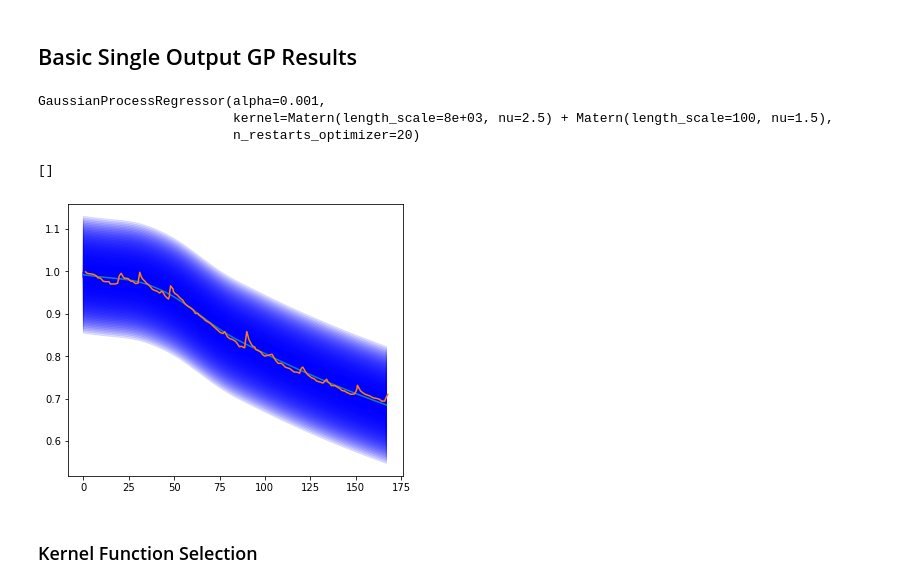
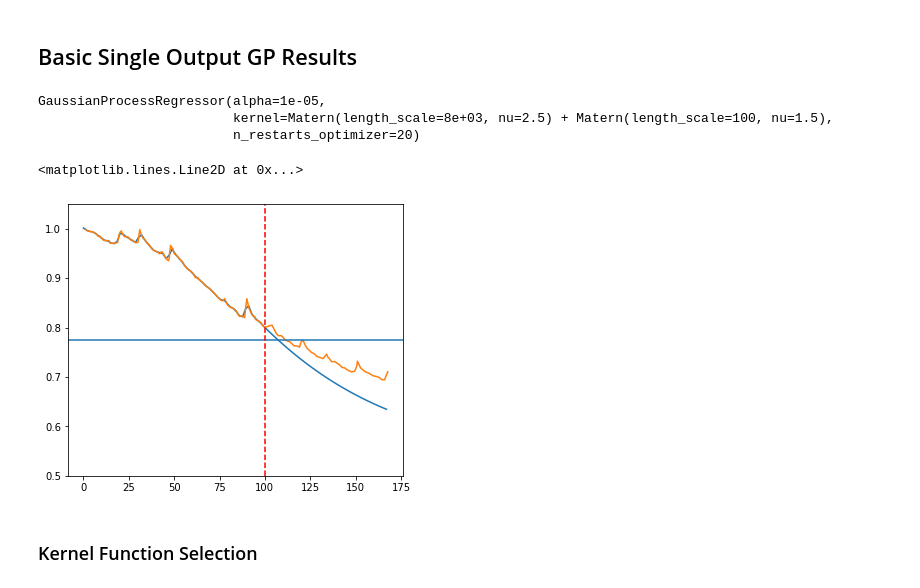
Before and after one commit to aniket-ak/Battery-SOH-Forecasting, a Jupyter notebook: Notebooks/Battery.ipynb, the cells around one changed output. Cells and saved outputs as stored; diff of their text form; code cells hidden in the pictures.

```diff
--- a/Notebooks/Battery.ipynb
+++ b/Notebooks/Battery.ipynb
@@ -87,11 +87,11 @@ ma3 = Matern(length_scale=1e2,nu=3/2, length_scale_bounds=(1e-1, 5e2))
 pe = ExpSineSquared(length_scale=1.0, periodicity=1.0, length_scale_bounds=(1e-05, 1e6), periodicity_bounds=(1e-05, 1e6))
 
 kernel = ma5+ma3
-gp = GaussianProcessRegressor(kernel=kernel,normalize_y=False, alpha=0.001, n_restarts_optimizer=20)
+gp = GaussianProcessRegressor(kernel=kernel,normalize_y=False, alpha=1e-5, n_restarts_optimizer=20)
 
 gp.fit(X, y)
 # %% [output]
-GaussianProcessRegressor(alpha=0.001,
+GaussianProcessRegressor(alpha=1e-05,
                          kernel=Matern(length_scale=8e+03, nu=2.5) + Matern(length_scale=100, nu=1.5),
                          n_restarts_optimizer=20)
 # %%
@@ -100,15 +100,15 @@ y_pred, sigma = gp.predict(x, return_std=True)
 # %%
 plt.figure(figsize=(6,5))
 plt.plot(x, y_pred)
-plt.fill(np.concatenate([x, x[::-1]]),np.concatenate([y_pred -  sigma,(y_pred + sigma)[::-1]]), alpha=0.1, c='b')
+# plt.fill(np.concatenate([x, x[::-1]]),np.concatenate([y_pred -  sigma,(y_pred + sigma)[::-1]]), alpha=0.1)
 plt.plot(time, capacity)
 plt.plot()
-# plt.ylim(0.5,1.05)
-# plt.axhline(y=0.775)
-# plt.axvline(x=learn_till, c='r', linestyle='--')
+plt.ylim(0.5,1.05)
+plt.axhline(y=0.775)
+plt.axvline(x=learn_till, c='r', linestyle='--')
 # %% [output]
-[]
+<matplotlib.lines.Line2D at 0x...>
-[figure, old version]
+[figure, new version]
 # %% [markdown]
 ### Kernel Function Selection
 # %% [markdown]
```
Also changed, not shown: parts of 28 cells of this notebook, 2 other files.
